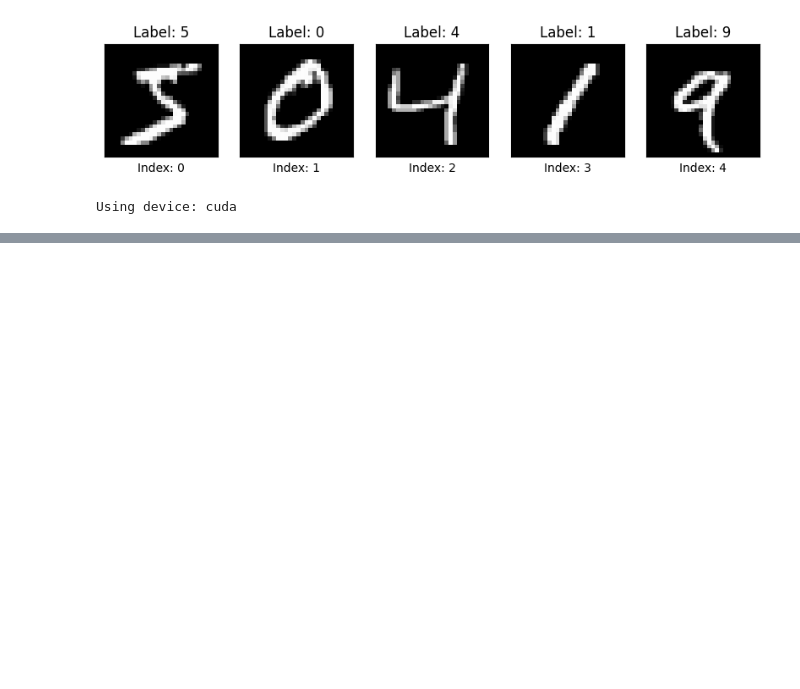
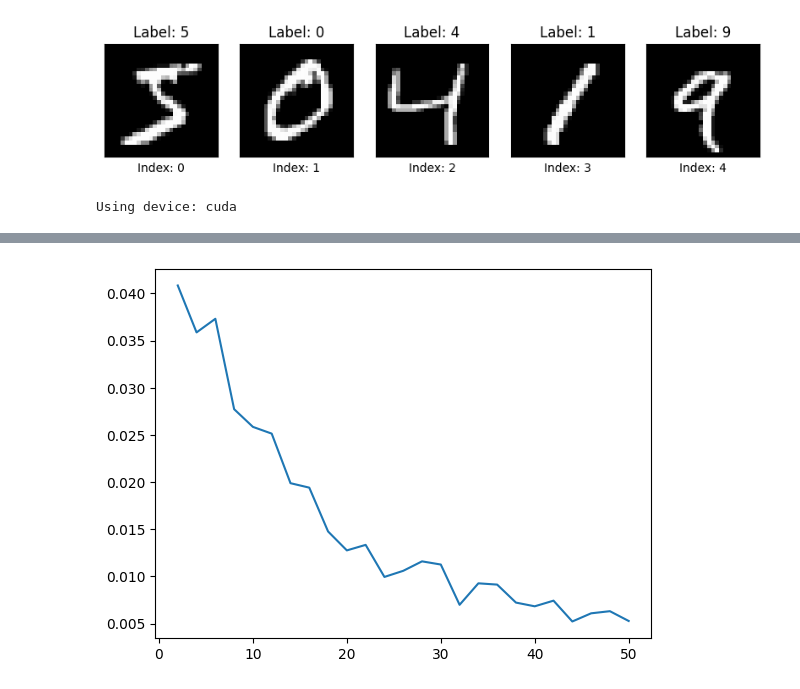
Before and after one commit to OnlyExtreme/Weekly, a Jupyter notebook: AutoEncoder/autoencoder.ipynb, the cells around one changed output, grey strips where cells are left out. Cells and saved outputs as stored; diff of their text form; code cells hidden in the pictures; blank space fills up the shorter version.

```diff
--- a/AutoEncoder/autoencoder.ipynb
+++ b/AutoEncoder/autoencoder.ipynb
@@ -156,0 +167,41 @@ show_images(reconstructed, y_test[:num_samples])
+# %%
+def hidden_n(cnt):
+    model_n = AutoEncoder(num_hidden = cnt)
+    model_n.to(device)
+    optimizer_n = optim.Adam(model_n.parameters(), lr = learning_rate)
+
+    num_epochs = 15
+
+    for epoch in range(num_epochs):
+        total_loss = 0.0
+        for batch_idx, data in enumerate(train_loader):
+            data = data.to(device)
+            encoded, decoded = model_n(data)
+
+            loss = criterion(decoded, data)
+            optimizer_n.zero_grad()
+            loss.backward()
+            optimizer_n.step()
+
+            total_loss += loss.item() * data.size(0)
+
+
+    num_samples = 10
+    test_samples = x_test[:num_samples]
+    test_samples = torch.tensor(test_samples).to(device)
+    test_samples = test_samples.view(-1, 784)
+
+    model_n.eval()
+
+    with torch.no_grad():
+        _, reconstructed = model_n(test_samples)
+
+    test_loss = criterion(reconstructed, test_samples)
+    print(f"{cnt} Hidden: loss={round(test_loss.item() * test_samples.size(0) / num_samples, 4)}")
+    return (test_loss.item() * test_samples.size(0) / num_samples)
+# %%
+loss_n = []
+
+for cnt in range(50, 1, -2):
+    loss = hidden_n(cnt)
+    loss_n.append(loss.cpu())
@@ -156,0 +226,5 @@ show_images(reconstructed, y_test[:num_samples])
+# %%
+plt.plot(range(50, 1, -2), loss_n)
+plt.show()
+# %% [output]
+[figure, added]
```
Also changed, not shown: parts of 4 cells of this notebook, 4 other files.
